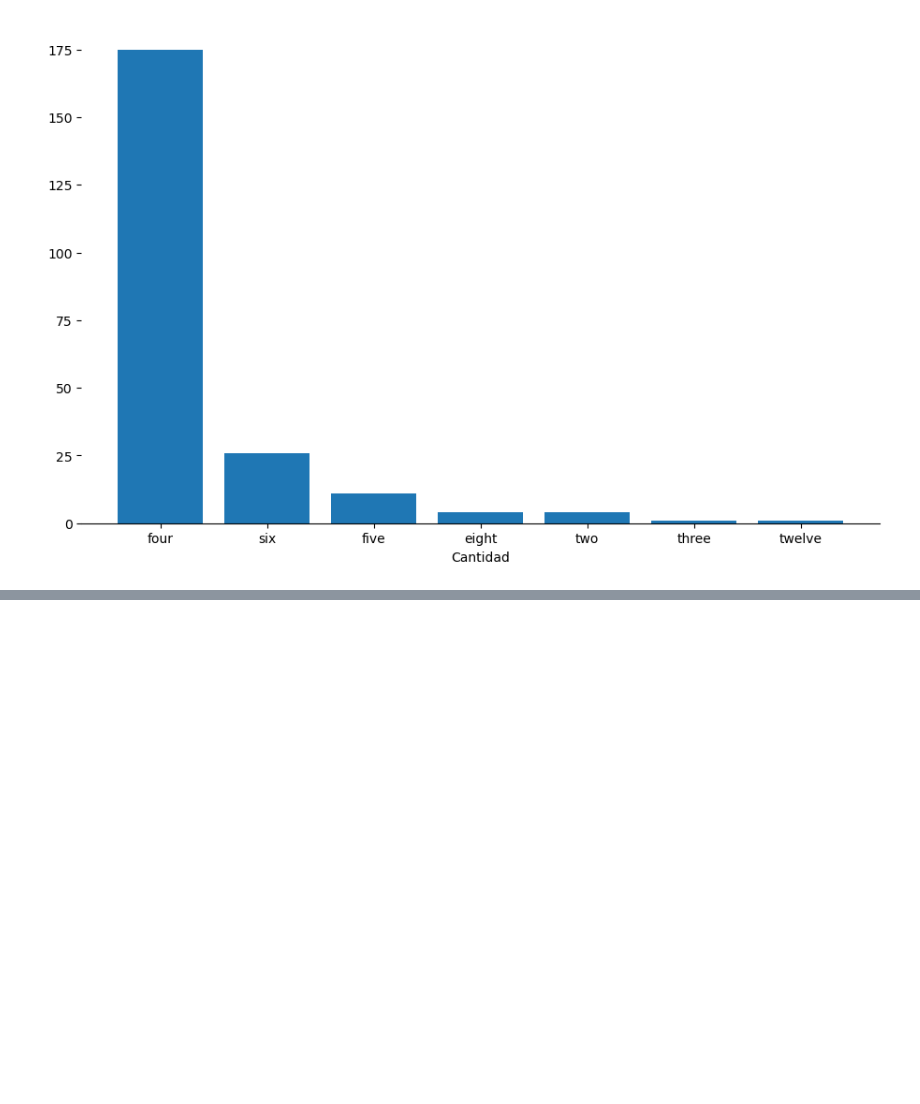
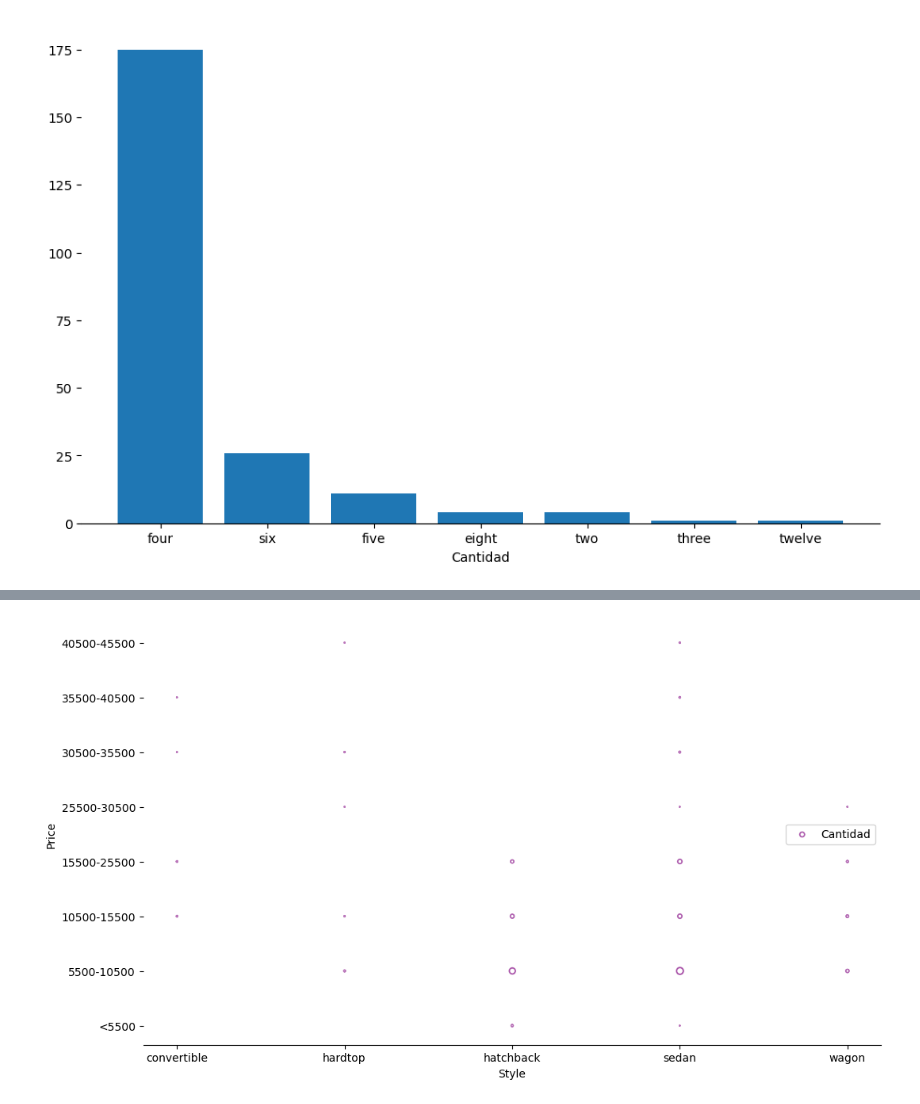
Before and after one commit to IvaRetana/1Q2023, a Jupyter notebook: EDA_Autos_Ivannia_Retana.ipynb, the cells around one changed output, grey strips where cells are left out. Cells and saved outputs as stored; diff of their text form; code cells hidden in the pictures; blank space fills up the shorter version.

```diff
--- a/EDA_Autos_Ivannia_Retana.ipynb
+++ b/EDA_Autos_Ivannia_Retana.ipynb
@@ -943,0 +913,31 @@ plt.show()
+# %%
+
+# Load a numpy record array from yahoo csv data with fields date, open, high,
+# low, close, volume, adj_close from the mpl-data/sample_data directory. The
+# record array stores the date as an np.datetime64 with a day unit ('D') in
+# the date column.
+
+#dfGraf=dfAutos.groupby(["pricebins"]).tolist()
+#price=dfAutos.groupby(["price"]).tolist()
+#total=dfAutos.groupby(["style"]).tolist()
+
+# Fixing random state for reproducibility
+
+
+dfGraf=dfAutos.groupby(["pricebins", "style"]).count().reset_index()
+
+x=dfGraf["style"].tolist()
+y=dfGraf["pricebins"].tolist()
+size=dfGraf ["price"].tolist()
+
+#dfAutos=dfAutos.sort_values("price",ascending= False)
+
+fig, ax = plt.subplots(1,1,figsize=(12,6.9),dpi=100)
+ax.scatter(x, y,size,  c="purple", alpha=0.5, marker=r'$\bigcirc$',
+           label="Cantidad")
+ax.set_xlabel("Style")
+ax.set_ylabel("Price")
+ax.legend()
+plt.show()
+# %% [output]
+[figure, added]
```
Also changed, not shown: parts of 21 cells of this notebook.
